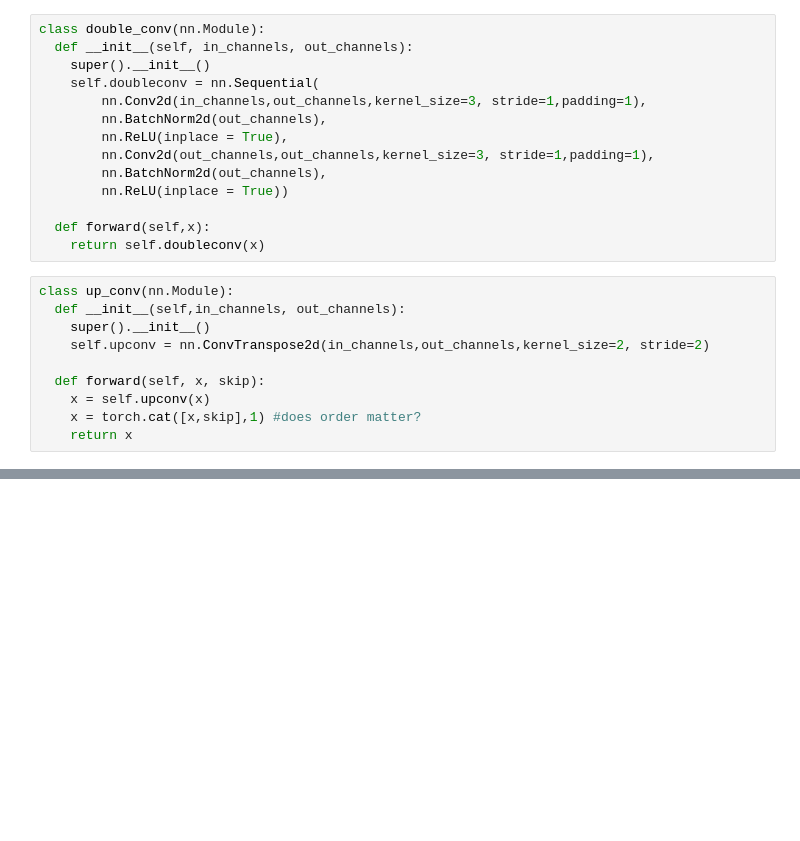
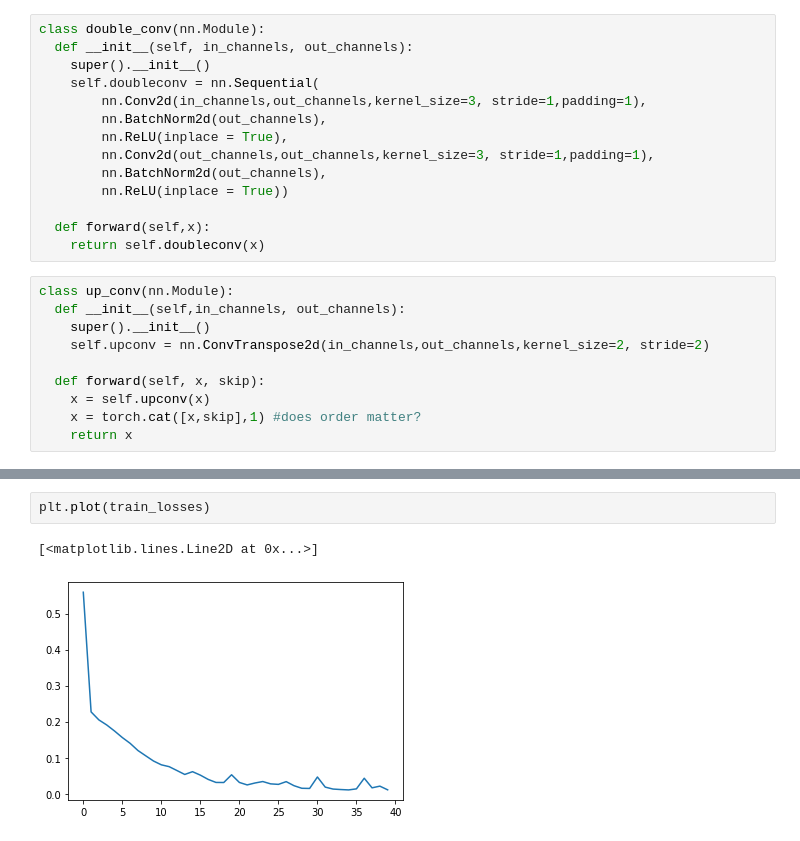
Before and after one commit to jcw0525/EC523, a Jupyter notebook: CS523_Project.ipynb, the cells around one changed output, grey strips where cells are left out. Saved outputs shown, nothing was run; the diff lists cells and outputs as text; blank space fills up the shorter version.

```diff
--- a/CS523_Project.ipynb
+++ b/CS523_Project.ipynb
@@ -389,0 +386,5 @@ torch.Size([1, 3, 384, 288])
+# %%
+plt.plot(train_losses)
+# %% [output]
+[<matplotlib.lines.Line2D at 0x...>]
+[figure, added]
```
Also changed, not shown: parts of 38 cells of this notebook.
